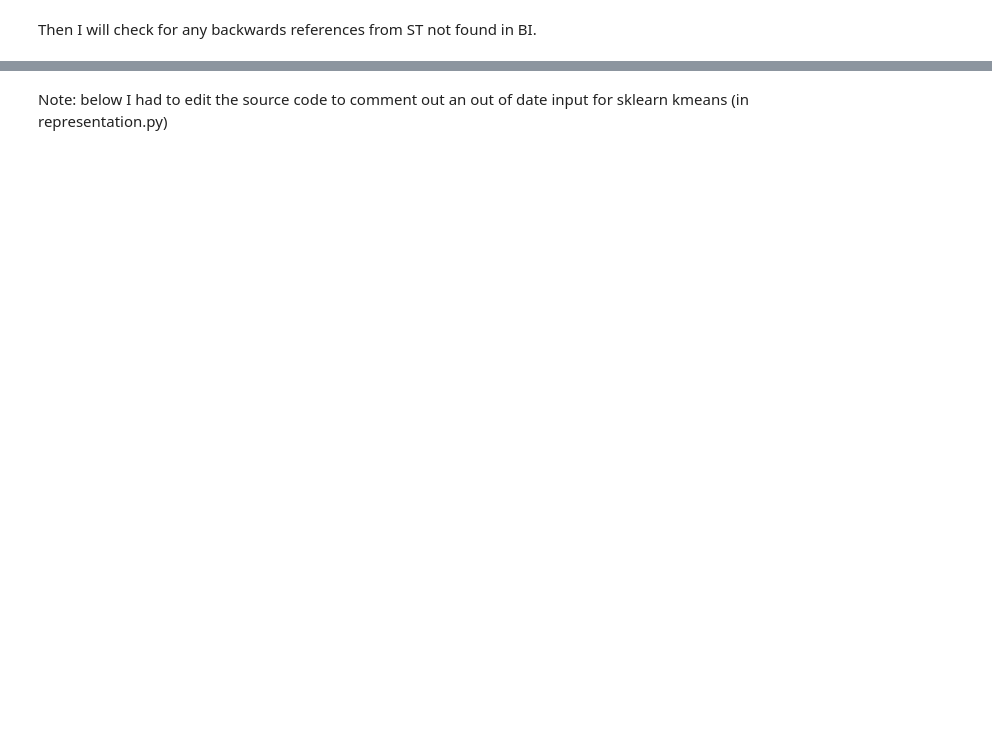
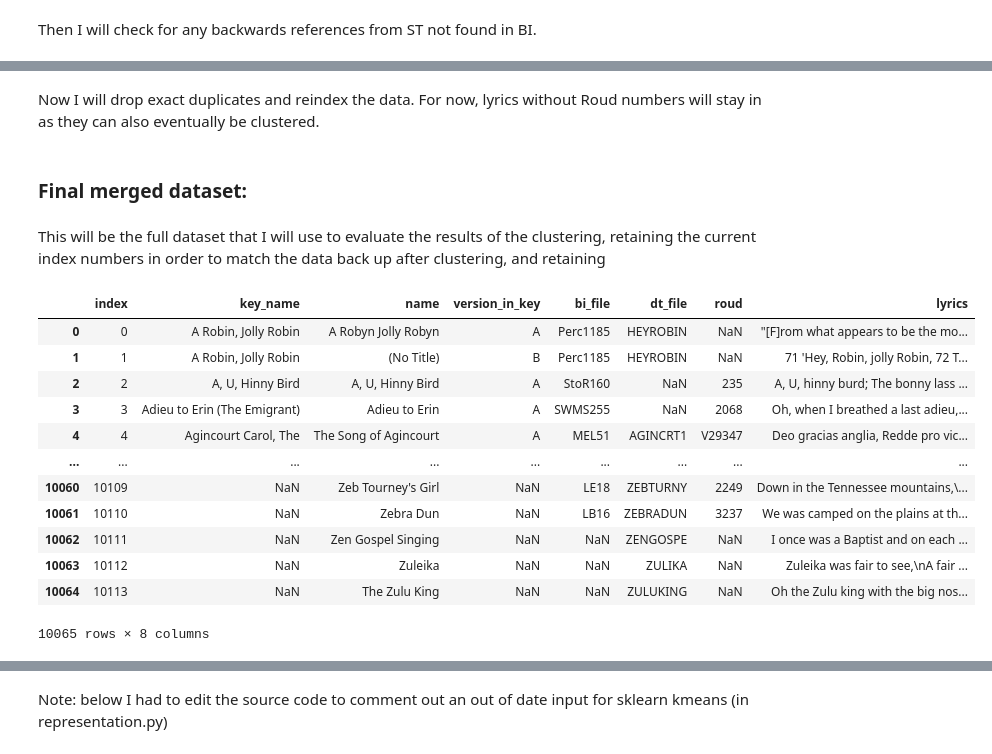
Before and after one commit to sian0x0/Roud-Song-Clusters, a Jupyter notebook: Roud-Clusters.ipynb, the cells around one changed output, grey strips where cells are left out. Cells and saved outputs as stored; diff of their text form; code cells hidden in the pictures; blank space fills up the shorter version.

```diff
--- a/Roud-Clusters.ipynb
+++ b/Roud-Clusters.ipynb
@@ -1103,0 +935,2 @@ fig = hero.scatterplot(
+# %%
+df_lyrics['name'] = df_lyrics['name'].fillna(df_lyrics['key_name'])
@@ -1103,0 +939,11 @@ fig = hero.scatterplot(
+# %%
+from titlecase import titlecase
+
+def apply_titlecase(value):
+    if pd.notna(value):  # if value is not NaN (it breaks the function)
+        return titlecase(value)
+    else:
+        return value  # keep any NaNs as they are
+
+df_lyrics = df_lyrics[['key_name', 'name', 'version_in_key',  'bi_file','dt_file', 'roud', 'lyrics']].copy()
+df_lyrics['name'] = df_lyrics['name'].apply(apply_titlecase)
@@ -1103,0 +968,2 @@ fig = hero.scatterplot(
+# %%
+df_lyrics2 = df_lyrics.copy()
@@ -1103,0 +1026,5 @@ fig = hero.scatterplot(
+# %% [markdown]
+Now I will drop exact duplicates and reindex the data. For now, lyrics without Roud numbers will stay in as they can also eventually be clustered.
+# %%
+df_lyrics2.drop_duplicates(inplace=True)
+df_lyrics2.reset_index(inplace=True)
@@ -1103,0 +1033,20 @@ fig = hero.scatterplot(
+# %% [markdown]
+### Final merged dataset:
+# %% [markdown]
+This will be the full dataset that I will use to evaluate the results of the clustering, retaining the current index numbers in order to match the data back up after clustering, and retaining
+# %%
+df_lyrics2
+# %% [output]
+|  | index | key_name | name | version_in_key | bi_file | dt_file | roud | lyrics |
+| 0 | 0 | A Robin, Jolly Robin | A Robyn Jolly Robyn | A | Perc1185 | HEYROBIN | NaN | "[F]rom what appears to be the mo... |
+| 1 | 1 | A Robin, Jolly Robin | (No Title) | B | Perc1185 | HEYROBIN | NaN | 71 'Hey, Robin, jolly Robin, 72 T... |
+| 2 | 2 | A, U, Hinny Bird | A, U, Hinny Bird | A | StoR160 | NaN | 235 | A, U, hinny burd; The bonny lass ... |
+| 3 | 3 | Adieu to Erin (The Emigrant) | Adieu to Erin | A | SWMS255 | NaN | 2068 | Oh, when I breathed a last adieu,... |
+| 4 | 4 | Agincourt Carol, The | The Song of Agincourt | A | MEL51 | AGINCRT1 | V29347 | Deo gracias anglia, Redde pro vic... |
+| ... | ... | ... | ... | ... | ... | ... | ... | ... |
+| 10060 | 10109 | NaN | Zeb Tourney's Girl | NaN | LE18 | ZEBTURNY | 2249 | Down in the Tennessee mountains,\... |
+| 10061 | 10110 | NaN | Zebra Dun | NaN | LB16 | ZEBRADUN | 3237 | We was camped on the plains at th... |
+| 10062 | 10111 | NaN | Zen Gospel Singing | NaN | NaN | ZENGOSPE | NaN | I once was a Baptist and on each ... |
+| 10063 | 10112 | NaN | Zuleika | NaN | NaN | ZULIKA | NaN | Zuleika was fair to see,\nA fair ... |
+| 10064 | 10113 | NaN | The Zulu King | NaN | NaN | ZULUKING | NaN | Oh the Zulu king with the big nos... |
+10065 rows × 8 columns
```
Also changed, not shown: parts of 161 cells of this notebook, 2 other files.
